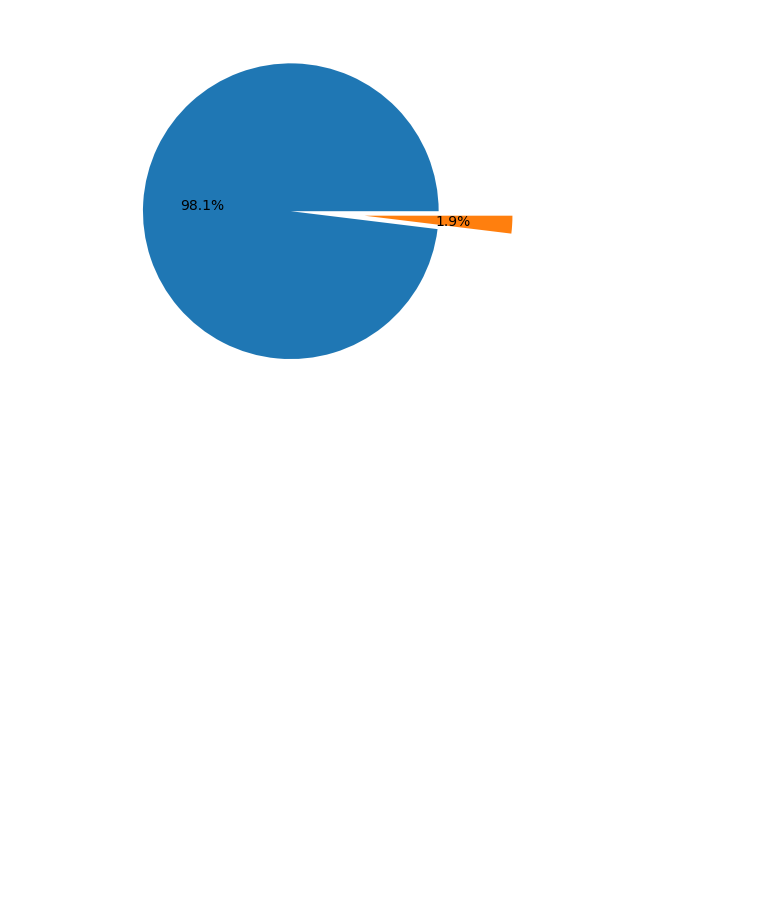
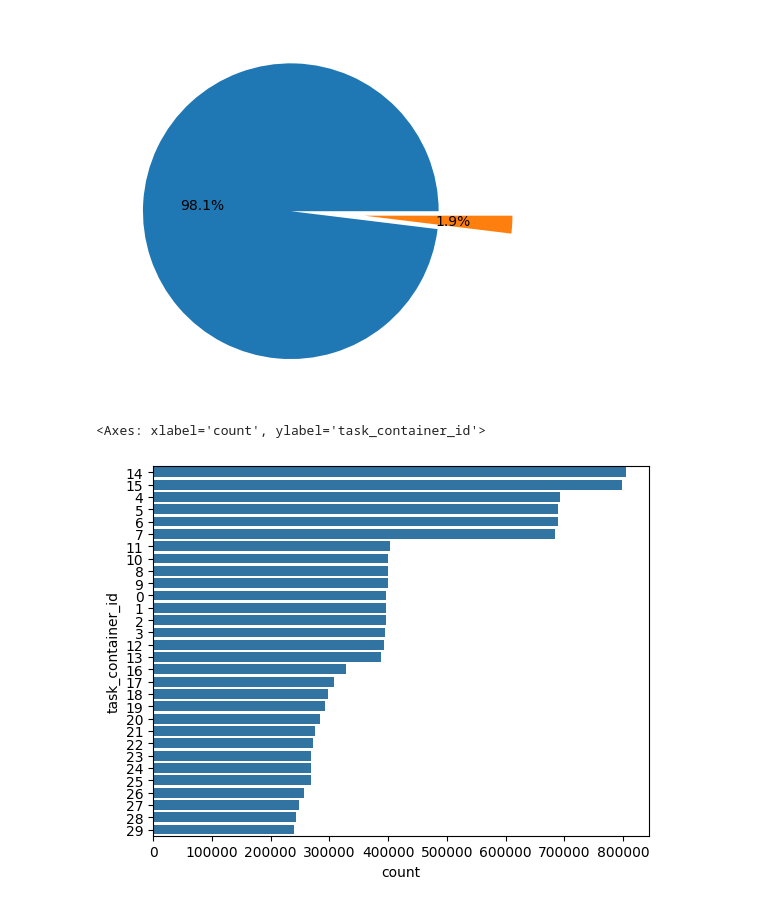
Before and after one commit to zinkin-s/MFTI_DS_Python_HW_3, a Jupyter notebook: notebook.ipynb, the cells around one changed output. Cells and saved outputs as stored; diff of their text form; code cells hidden in the pictures; blank space fills up the shorter version.

Commit message:
Added task_container_id analysis

```diff
--- a/notebook.ipynb
+++ b/notebook.ipynb
@@ -173,3 +173,11 @@ plt.pie(x, autopct='%1.1f%%', explode=explode)
  [Text(-0.5988914690926473, 0.036455565392003106, '98.1%'),
   Text(1.0979676988118845, -0.06683511326941202, '1.9%')])
 [figure]
+# %%
+ds = lf.select('task_container_id').collect(streaming=True).to_series().value_counts().sort(by='count', descending=True)
+ds = ds[:30]
+ds = ds.cast({'task_container_id': pl.String})
+sns.barplot(data=ds, x='count', y='task_container_id')
+# %% [output]
+<Axes: xlabel='count', ylabel='task_container_id'>
+[figure, added]
```
Also changed, not shown: parts of 1 cell of this notebook.
